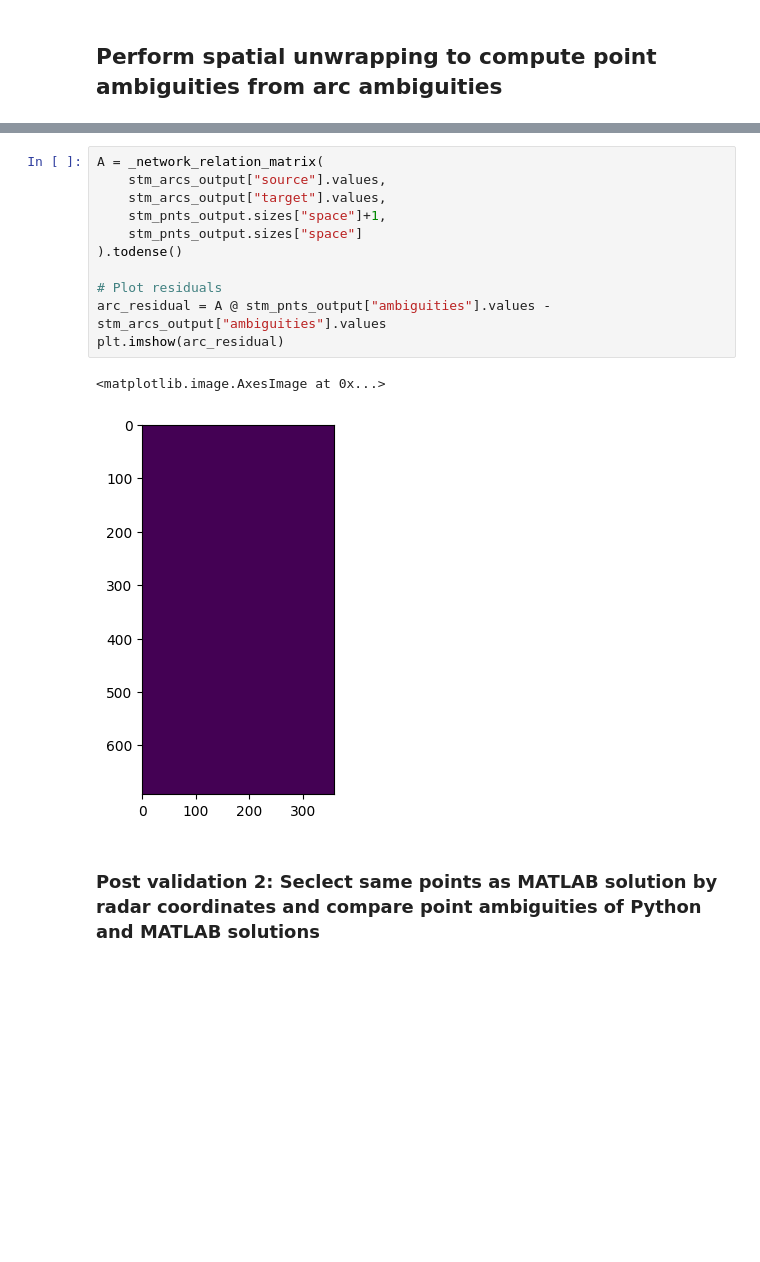
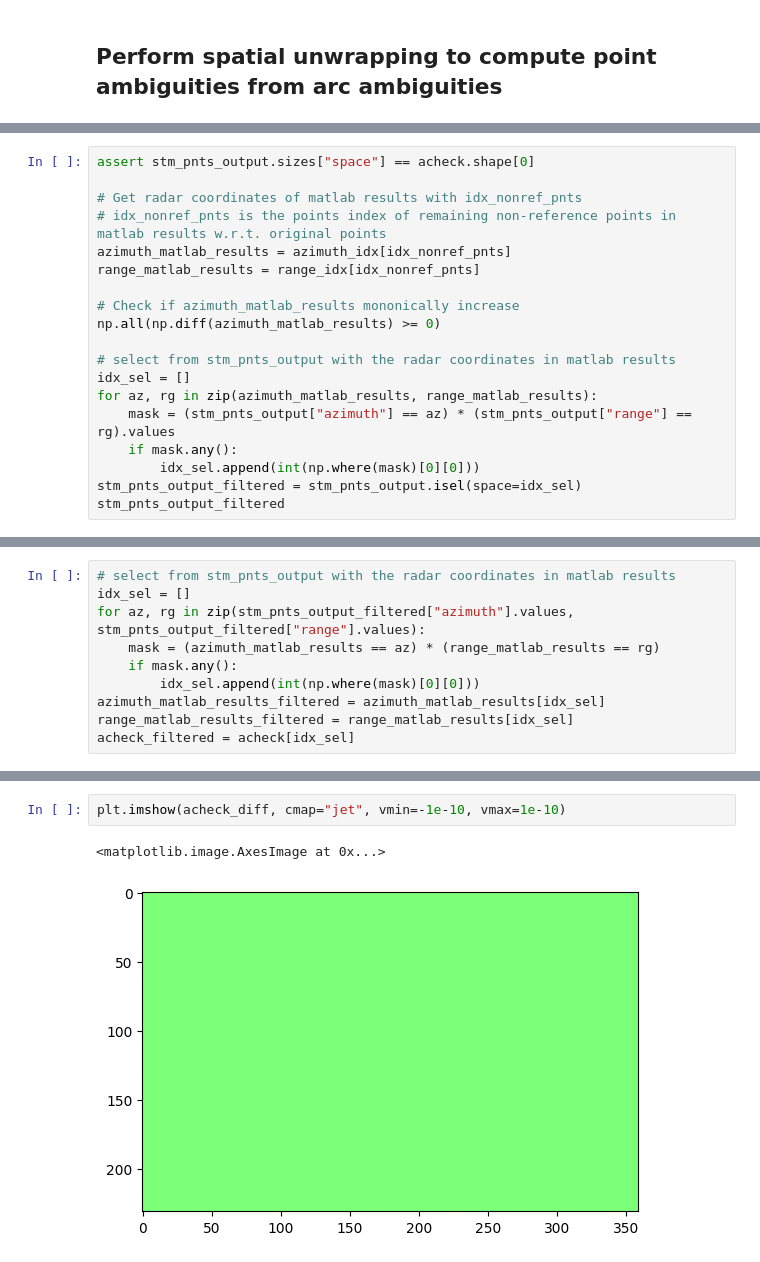
Before and after one commit to MotionbyLearning/example_scripts, a Jupyter notebook: network_integration/debug_network_integration_depsi_examples.ipynb, the cells around one changed output, grey strips where cells are left out. Saved outputs shown, nothing was run; the diff lists cells and outputs as text; blank space fills up the shorter version.

Commit message:
update network integration exmaples

```diff
--- a/network_integration/debug_network_integration_depsi_examples.ipynb
+++ b/network_integration/debug_network_integration_depsi_examples.ipynb
@@ -259,0 +245,19 @@ plt.colorbar(plt.cm.ScalarMappable(norm=norm, cmap=cmap), ax=ax, label="ens_coh"
+# %%
+assert stm_pnts_output.sizes["space"] == acheck.shape[0]
+
+# Get radar coordinates of matlab results with idx_nonref_pnts
+# idx_nonref_pnts is the points index of remaining non-reference points in matlab results w.r.t. original points
+azimuth_matlab_results = azimuth_idx[idx_nonref_pnts]
+range_matlab_results = range_idx[idx_nonref_pnts]
+
+# Check if azimuth_matlab_results mononically increase
+np.all(np.diff(azimuth_matlab_results) >= 0)
+
+# select from stm_pnts_output with the radar coordinates in matlab results
+idx_sel = []
+for az, rg in zip(azimuth_matlab_results, range_matlab_results):
+    mask = (stm_pnts_output["azimuth"] == az) * (stm_pnts_output["range"] == rg).values
+    if mask.any():
+        idx_sel.append(int(np.where(mask)[0][0]))
+stm_pnts_output_filtered = stm_pnts_output.isel(space=idx_sel)
+stm_pnts_output_filtered
@@ -259,0 +276,10 @@ plt.colorbar(plt.cm.ScalarMappable(norm=norm, cmap=cmap), ax=ax, label="ens_coh"
+# %%
+# select from stm_pnts_output with the radar coordinates in matlab results
+idx_sel = []
+for az, rg in zip(stm_pnts_output_filtered["azimuth"].values, stm_pnts_output_filtered["range"].values):
+    mask = (azimuth_matlab_results == az) * (range_matlab_results == rg)
+    if mask.any():
+        idx_sel.append(int(np.where(mask)[0][0]))
+azimuth_matlab_results_filtered = azimuth_matlab_results[idx_sel]
+range_matlab_results_filtered = range_matlab_results[idx_sel]
+acheck_filtered = acheck[idx_sel]
@@ -266,16 +295,5 @@ plt.imshow(acheck, cmap="jet", vmin=-2, vmax=2)
-# %%
-A = _network_relation_matrix(
-    stm_arcs_output["source"].values,
-    stm_arcs_output["target"].values,
-    stm_pnts_output.sizes["space"]+1,
-    stm_pnts_output.sizes["space"]
-).todense()
-
-# Plot residuals
-arc_residual = A @ stm_pnts_output["ambiguities"].values - stm_arcs_output["ambiguities"].values
-plt.imshow(arc_residual)
-# %% [output]
-<matplotlib.image.AxesImage at 0x...>
-[figure, removed]
-# %% [markdown]
-### Post validation 2: Seclect same points as MATLAB solution by radar coordinates and compare point ambiguities of Python and MATLAB solutions
+# %%
+plt.imshow(acheck_diff, cmap="jet", vmin=-1e-10, vmax=1e-10)
+# %% [output]
+<matplotlib.image.AxesImage at 0x...>
+[figure, added]
```
Also changed, not shown: parts of 17 cells of this notebook.
